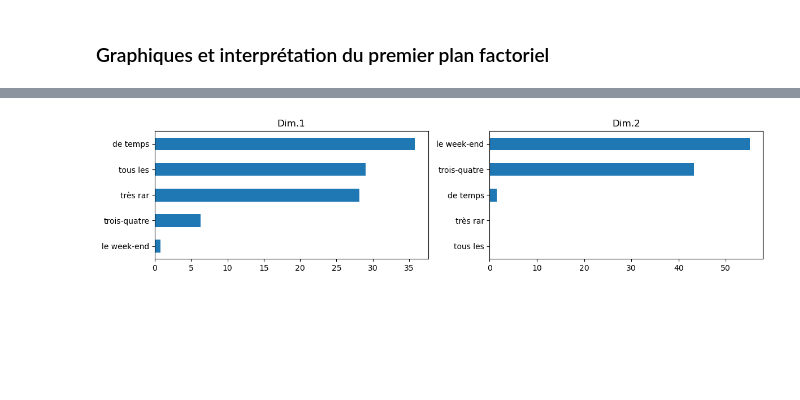
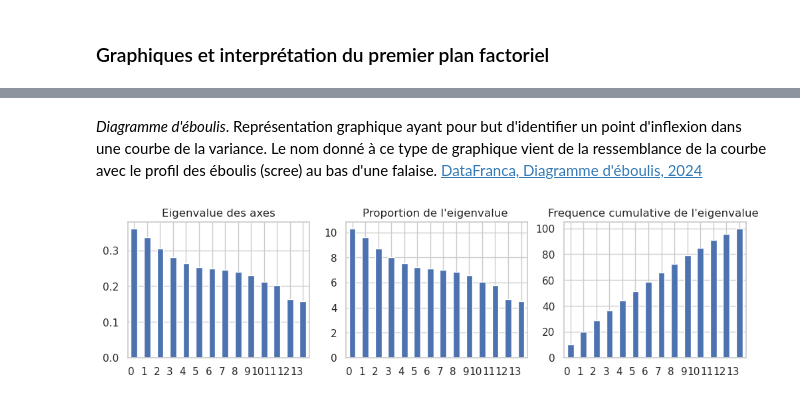
Before and after one commit to Sciences-historiques-numeriques/histoire_numerique_methodes, a Jupyter notebook: statistiques_descriptives/analyse_factorielle_correspondances_pop900.ipynb, the cells around one changed output, grey strips where cells are left out. Saved outputs shown, nothing was run; the diff lists cells and outputs as text; code cells hidden in the pictures; blank space fills up the shorter version.

```diff
--- a/statistiques_descriptives/analyse_factorielle_correspondances_pop900.ipynb
+++ b/statistiques_descriptives/analyse_factorielle_correspondances_pop900.ipynb
@@ -32,6 +34,8 @@ obs.head()
 generations = [18, 26, 36, 46, 56, 66, 91]
 c_obs = obs.copy(deep=True)
 c_obs['generation'] = pd.cut(c_obs['age'], generations, right=False)
+c_obs['generation'] = c_obs['generation'].apply(lambda x : str(int(x.left))+'-'+ str(int(x.right)-1))\
+       .astype(dtype='str')
 # Inspection
 c_obs.head()
 # %% [output]
@@ -636,0 +726,3 @@ plt.show()
+# %%
+DActives = c_obs[c_obs.columns.values[[1,3,5,4]]]
+DActives.head()
@@ -636,0 +974,3 @@ plt.show()
+# %%
+acm = MCA(row_labels=DActives.index,var_labels=DActives.columns)
+acm.fit(DActives.values)
@@ -636,0 +983,5 @@ plt.show()
+# %%
+eig = pd.DataFrame(acm.eig_).transpose()
+eig.columns=['contribution','freq','freq_cumulee']
+
+eig.head(), eig.tail()
@@ -637,21 +1023,14 @@ plt.show()
+# %% [markdown]
+*Diagramme d'éboulis*. Représentation graphique ayant pour but d'identifier un point d'inflexion dans une courbe de la variance. Le nom donné à ce type de graphique vient de la ressemblance de la courbe avec le profil des éboulis (scree) au bas d'une falaise. [DataFranca, Diagramme d'éboulis, 2024](https://datafranca.org/wiki/index.php?title=Diagramme_d%27%C3%A9boulis&oldid=93502)
 # %%
-# Informations sur les contributions des colonnes
-df = afc.col_topandas()[['col_contrib_dim1',
-                         'col_contrib_dim2']]
+# https://www.statology.org/pandas-subplots/
+fig, axes = plt.subplots(nrows=1, ncols=3, figsize=(12,3))
 
-r1 = df.iloc[:,0]
-r2 = df.iloc[:,1]
-
-
-# https://www.statology.org/pandas-subplots/
-fig, axes = plt.subplots(nrows=1, ncols=2, figsize=(12,3))
-
-
-r1.sort_values().plot(kind='barh', ax=axes[0], title='Dim.1')
-r2.sort_values().plot(kind='barh', ax=axes[1], title='Dim.2')
-
-
-plt.tight_layout()
+eig.iloc[:,0].plot(kind='bar', ax=axes[0], title='Eigenvalue des axes')
+eig.iloc[:,1].plot(kind='bar', ax=axes[1], title="Proportion de l'eigenvalue ")
+eig.iloc[:,2].plot(kind='bar', ax=axes[2], title="Frequence cumulative de l'eigenvalue ")
+# Met les valeurs xticks en vertical
+fig.autofmt_xdate(rotation=0)
 plt.show()
 # %% [output]
-[figure, old version]
+[figure, new version]
```
Also changed, not shown: parts of 83 cells of this notebook, 6 other files.
